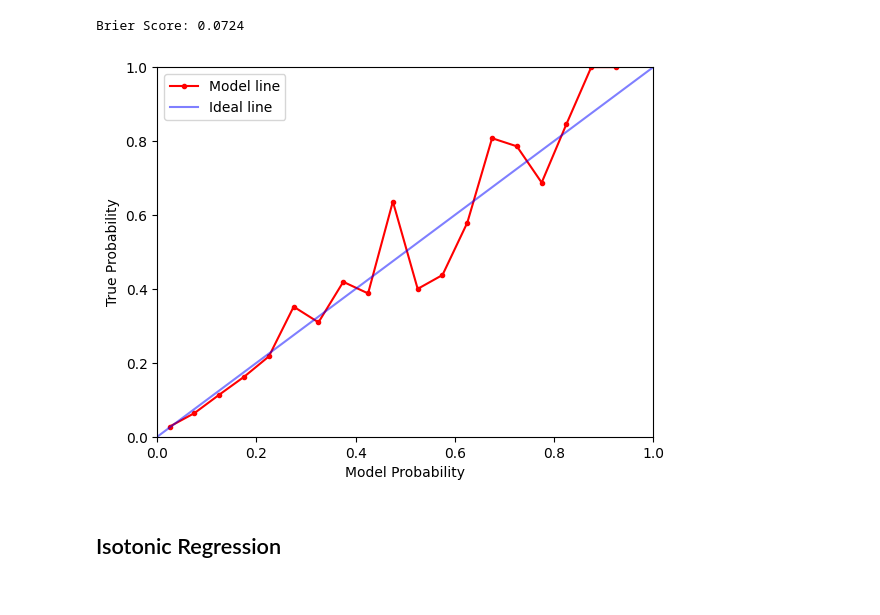
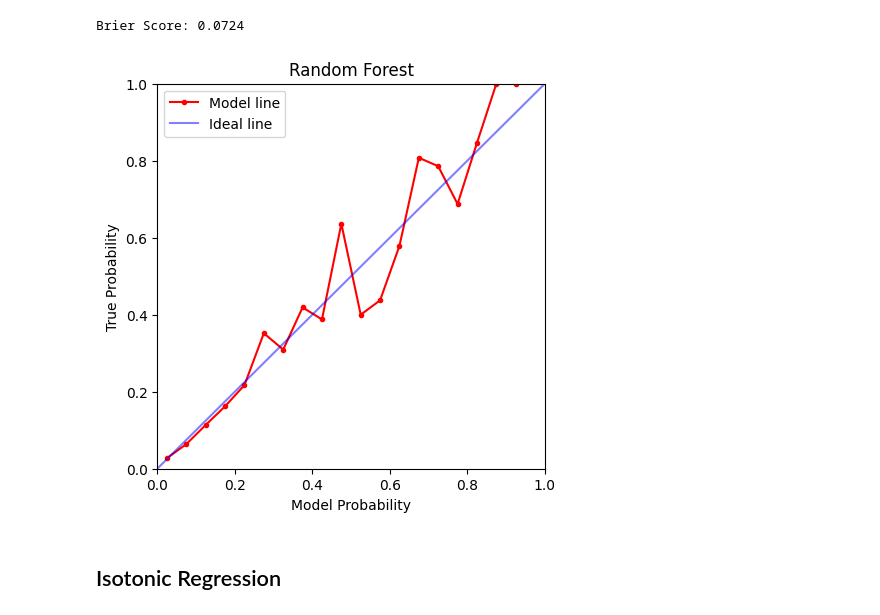
Before and after one commit to kaspar-soukup/expected_goals, a Jupyter notebook: Expected-Goals/notebooks/Random_Forest_Model.ipynb, the cells around one changed output. Drawn from its saved outputs; the diff is of its cells as text; code cells hidden in the pictures.

```diff
--- a/Expected-Goals/notebooks/Random_Forest_Model.ipynb
+++ b/Expected-Goals/notebooks/Random_Forest_Model.ipynb
@@ -193,17 +193,20 @@ print(f"Brier Score: {brier_score:.4f}")
 Brier Score: 0.0724
 # %%
 plot_probs = np.linspace(0,1.01, num = 10)
+
+plt.figure(figsize=(5, 5))
 
 plt.plot(model_probs, true_probs, color = "red", marker='.', label = "Model line")
 plt.plot(plot_probs, plot_probs, alpha = 0.5, color = "blue", label = "Ideal line")
 plt.xlim(0,1)
 plt.ylim(0,1)
 plt.legend()
 plt.xlabel("Model Probability")
 plt.ylabel("True Probability")
+plt.title("Random Forest")
 plt.show()
 # %% [output]
-[figure, old version]
+[figure, new version]
 # %% [markdown]
 ## Isotonic Regression
 # %%
```
Also changed, not shown: 2 other files.
